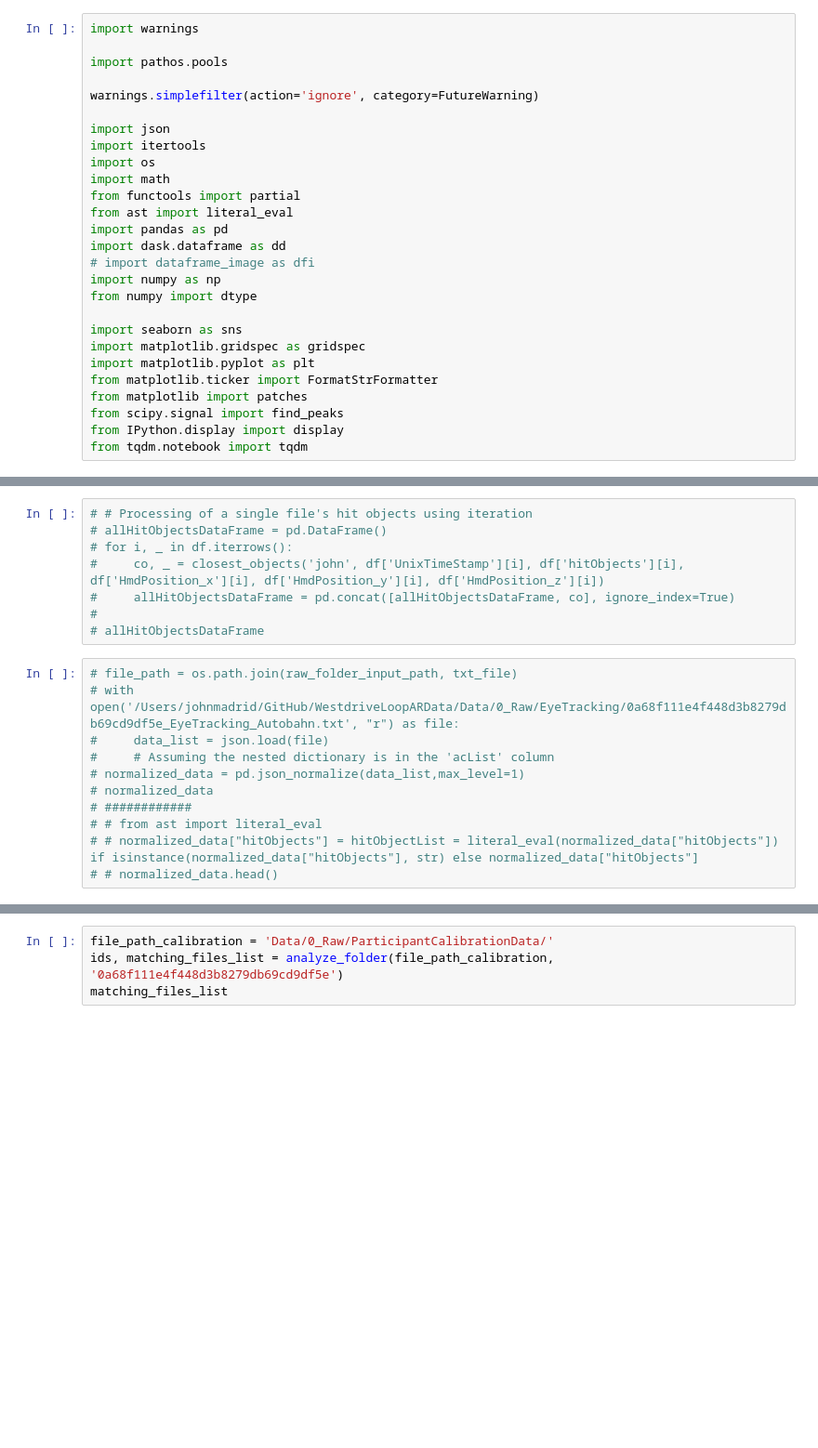
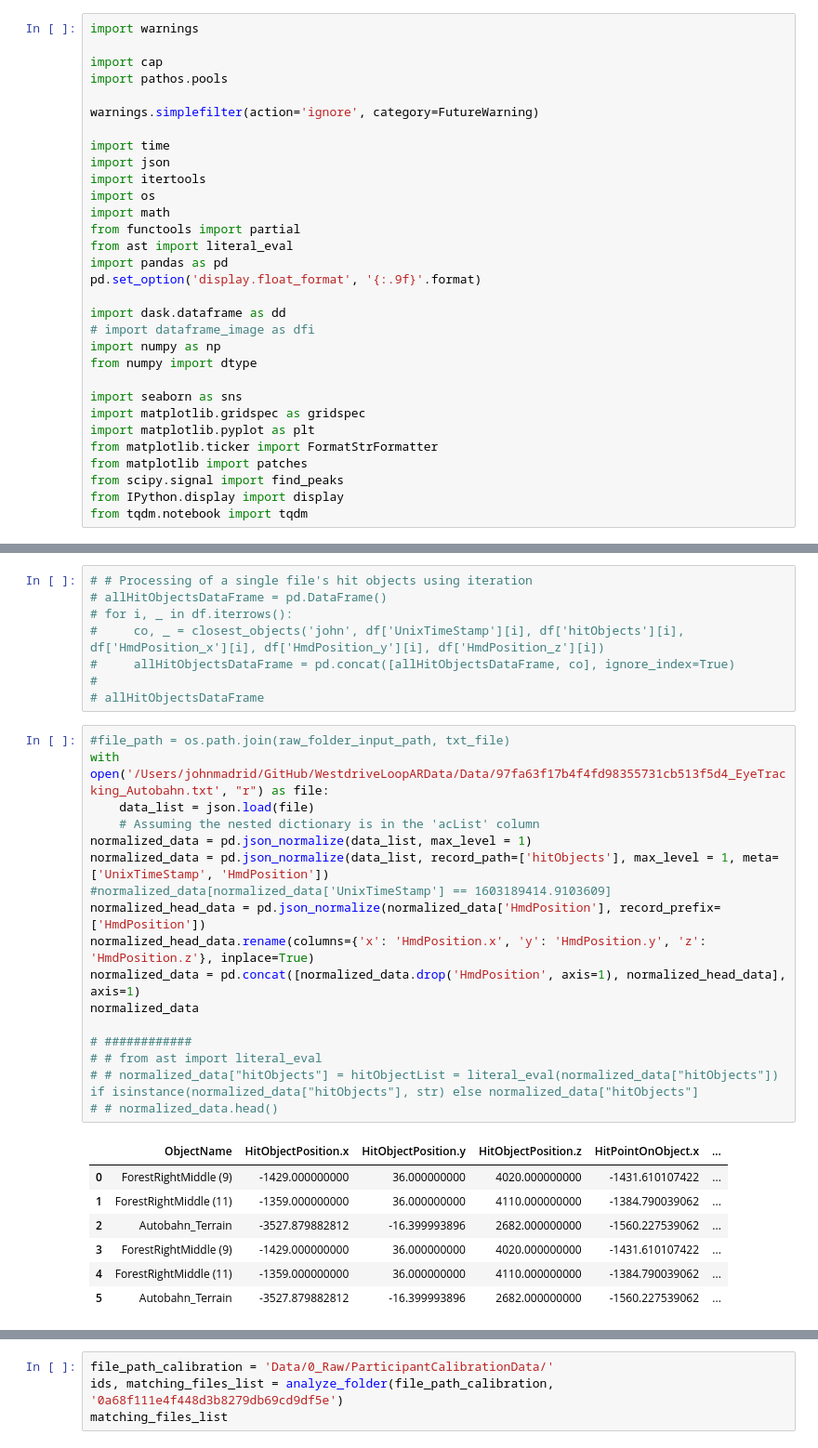
Before and after one commit to JohnMadrid/WestdriveLoopARData, a Jupyter notebook: preprocessing.ipynb, the cells around one changed output, grey strips where cells are left out. Shown at 93% size. Saved outputs shown, nothing was run; the diff lists cells and outputs as text; blank space fills up the shorter version.

```diff
--- a/preprocessing.ipynb
+++ b/preprocessing.ipynb
@@ -4,10 +4,12 @@
 # %%
 import warnings
 
+import cap
 import pathos.pools
 
 warnings.simplefilter(action='ignore', category=FutureWarning)
 
+import time
 import json
 import itertools
 import os
@@ -15,6 +17,8 @@ import math
 from functools import partial
 from ast import literal_eval
 import pandas as pd
+pd.set_option('display.float_format', '{:.9f}'.format)
+
 import dask.dataframe as dd
 # import dataframe_image as dfi
 import numpy as np
@@ -854,14 +559,28 @@ preprocess_txt_files(raw_folder_path, processed_folder_path_input, 'input', mult
 #
 # allHitObjectsDataFrame
 # %%
-# file_path = os.path.join(raw_folder_input_path, txt_file)
-# with open('/Users/johnmadrid/GitHub/WestdriveLoopARData/Data/0_Raw/EyeTracking/0a68f111e4f448d3b8279db69cd9df5e_EyeTracking_Autobahn.txt', "r") as file:
-#     data_list = json.load(file)
-#     # Assuming the nested dictionary is in the 'acList' column
-# normalized_data = pd.json_normalize(data_list,max_level=1)
-# normalized_data
+#file_path = os.path.join(raw_folder_input_path, txt_file)
+with open('/Users/johnmadrid/GitHub/WestdriveLoopARData/Data/97fa63f17b4f4fd98355731cb513f5d4_EyeTracking_Autobahn.txt', "r") as file:
+    data_list = json.load(file)
+    # Assuming the nested dictionary is in the 'acList' column
+normalized_data = pd.json_normalize(data_list, max_level = 1)
+normalized_data = pd.json_normalize(data_list, record_path=['hitObjects'], max_level = 1, meta=['UnixTimeStamp', 'HmdPosition'])
+#normalized_data[normalized_data['UnixTimeStamp'] == 1603189414.9103609]
+normalized_head_data = pd.json_normalize(normalized_data['HmdPosition'], record_prefix=['HmdPosition'])
+normalized_head_data.rename(columns={'x': 'HmdPosition.x', 'y': 'HmdPosition.y', 'z': 'HmdPosition.z'}, inplace=True)
+normalized_data = pd.concat([normalized_data.drop('HmdPosition', axis=1), normalized_head_data], axis=1)
+normalized_data
+
 # ############
 # # from ast import literal_eval
 # # normalized_data["hitObjects"] = hitObjectList = literal_eval(normalized_data["hitObjects"]) if isinstance(normalized_data["hitObjects"], str) else normalized_data["hitObjects"]
 # # normalized_data.head()
+# %% [output]
+|  | ObjectName | HitObjectPosition.x | HitObjectPosition.y | HitObjectPosition.z | HitPointOnObject.x | ... |
+| 0 | ForestRightMiddle (9) | -1429.000000000 | 36.000000000 | 4020.000000000 | -1431.610107422 | ... |
+| 1 | ForestRightMiddle (11) | -1359.000000000 | 36.000000000 | 4110.000000000 | -1384.790039062 | ... |
+| 2 | Autobahn_Terrain | -3527.879882812 | -16.399993896 | 2682.000000000 | -1560.227539062 | ... |
+| 3 | ForestRightMiddle (9) | -1429.000000000 | 36.000000000 | 4020.000000000 | -1431.610107422 | ... |
+| 4 | ForestRightMiddle (11) | -1359.000000000 | 36.000000000 | 4110.000000000 | -1384.790039062 | ... |
+| 5 | Autobahn_Terrain | -3527.879882812 | -16.399993896 | 2682.000000000 | -1560.227539062 | ... |
 # %% [markdown]
```
Also changed, not shown: parts of 32 cells of this notebook, 1 other file.
